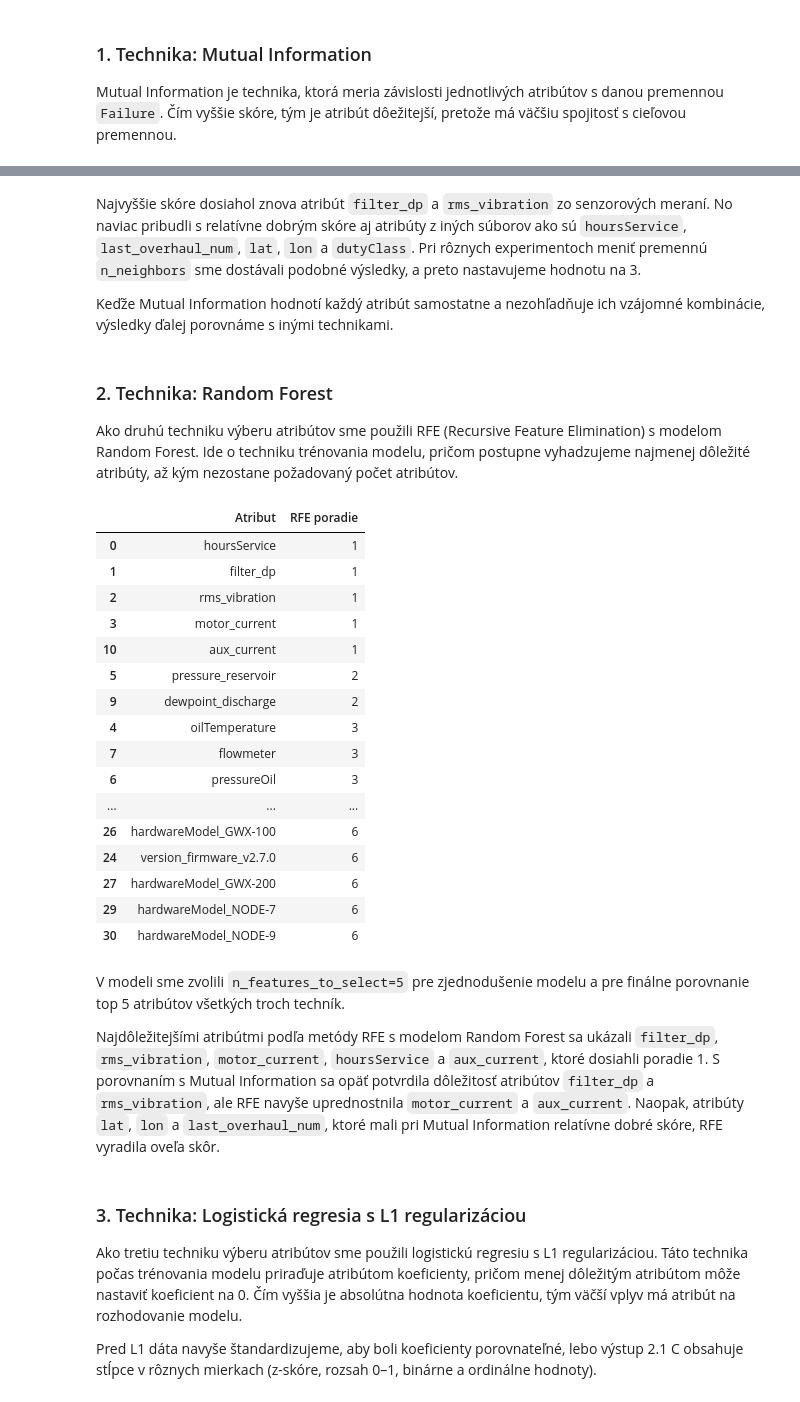
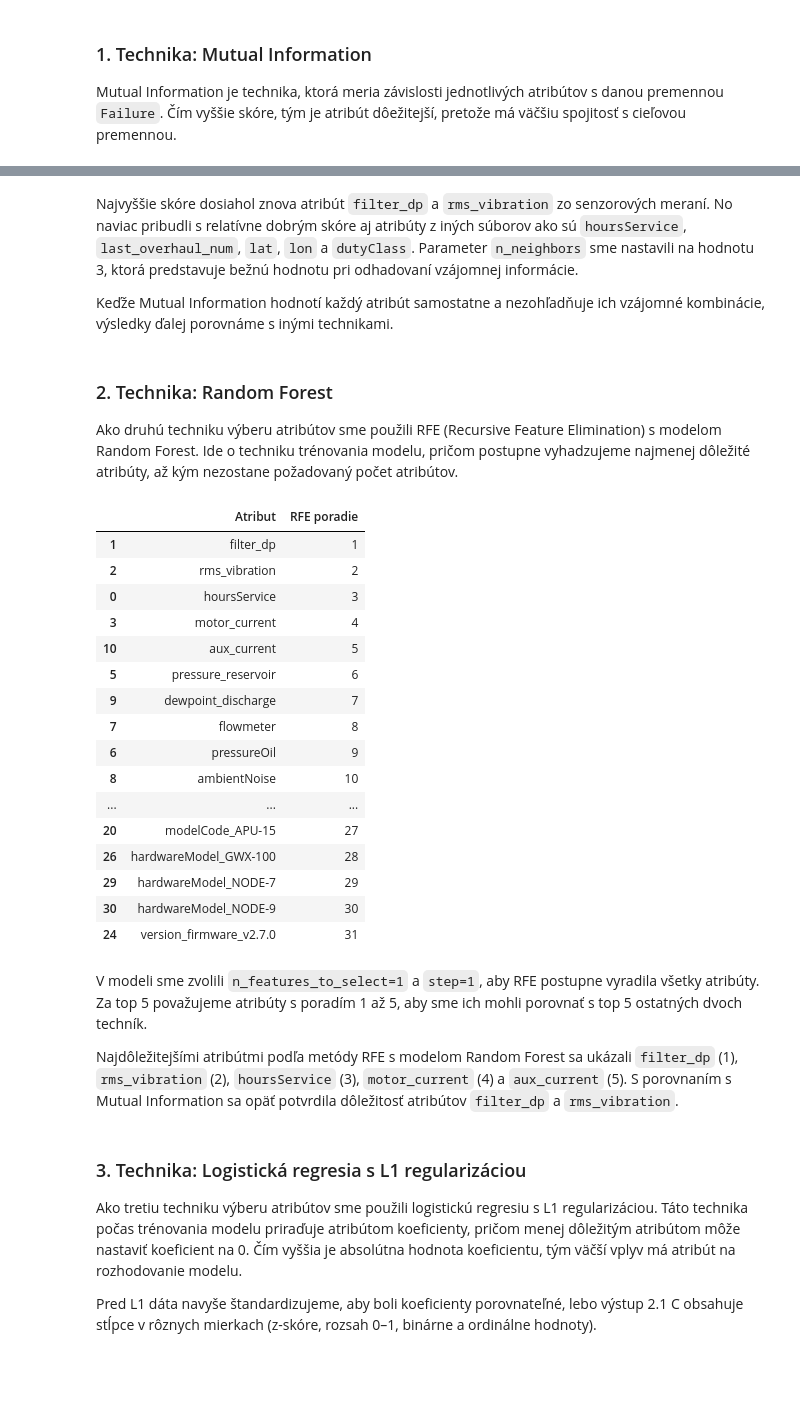
Before and after one commit to kavonada/IAU_zadanie, a Jupyter notebook: projekt.ipynb, the cells around one changed output, grey strips where cells are left out. Drawn from its saved outputs; the diff is of its cells as text; code cells hidden in the pictures; blank space fills up the shorter version.

```diff
--- a/projekt.ipynb
+++ b/projekt.ipynb
@@ -774,6 +774,7 @@ Najväčší počet outlierov sme detekovali v stĺpcoch `filter_dp` (539 alebo
 # %% [markdown]
 Pre stĺpce s viac ako 1% vychýlenými záznammi nájdeme hraničné hodnoty na 5. a 95. percentile. Následne upravíme vychýlené hodnoty do rozsahu medzi tymito hodnotami.
 # %%
+readings_for_phase2 = readings_data.copy()
 cols_to_clip = ['filter_dp', 'rms_vibration']
 
 for col in cols_to_clip:
@@ -1216,6 +1221,6 @@ def merge_tables(readings, units, gateways, verbose=True):
     return merged, unmatched
 
 
-data_merged, unmatched = merge_tables(readings_data, units_data, gateways_data)
+data_merged, unmatched = merge_tables(readings_for_phase2, units_data, gateways_data)
 data_merged
 # %% [output]
@@ -1633,6 +1726,6 @@ display(mi_results.to_frame())
 | ts_cycle_num | 0.000000e+00 |
 # %% [markdown]
-Najvyššie skóre dosiahol znova atribút `filter_dp` a `rms_vibration` zo senzorových meraní. No naviac pribudli s relatívne dobrým skóre aj atribúty z iných súborov ako sú `hoursService`, `last_overhaul_num`, `lat`, `lon` a `dutyClass`. Pri rôznych experimentoch meniť premennú `n_neighbors` sme dostávali podobné výsledky, a preto nastavujeme hodnotu na 3.
+Najvyššie skóre dosiahol znova atribút `filter_dp` a `rms_vibration` zo senzorových meraní. No naviac pribudli s relatívne dobrým skóre aj atribúty z iných súborov ako sú `hoursService`, `last_overhaul_num`, `lat`, `lon` a `dutyClass`. Parameter `n_neighbors` sme nastavili na hodnotu 3, ktorá predstavuje bežnú hodnotu pri odhadovaní vzájomnej informácie.
 
 Keďže Mutual Information hodnotí každý atribút samostatne a nezohľadňuje ich vzájomné kombinácie, výsledky ďalej porovnáme s inými technikami.
 # %% [markdown]
@@ -1642,47 +1735,47 @@ Ako druhú techniku výberu atribútov sme použili RFE (Recursive Feature Elimi
 # %%
 rf = RandomForestClassifier(
     n_estimators=100,
     class_weight="balanced",
     random_state=42,
     n_jobs=-1
 )
 
 rfe = RFE(
     estimator=rf,
-    n_features_to_select=5,
-    step=0.2
+    n_features_to_select=1,
+    step=1
 )
 
 rfe.fit(X, y)
 
 rfe_results = pd.DataFrame({
     "Atribut": X.columns,
     "RFE poradie": rfe.ranking_,
 }).sort_values("RFE poradie")
 
 display(rfe_results)
 # %% [output]
 |  | Atribut | RFE poradie |
-| 0 | hoursService | 1 |
 | 1 | filter_dp | 1 |
-| 2 | rms_vibration | 1 |
-| 3 | motor_current | 1 |
-| 10 | aux_current | 1 |
-| 5 | pressure_reservoir | 2 |
-| 9 | dewpoint_discharge | 2 |
-| 4 | oilTemperature | 3 |
-| 7 | flowmeter | 3 |
-| 6 | pressureOil | 3 |
+| 2 | rms_vibration | 2 |
+| 0 | hoursService | 3 |
+| 3 | motor_current | 4 |
+| 10 | aux_current | 5 |
+| 5 | pressure_reservoir | 6 |
+| 9 | dewpoint_discharge | 7 |
+| 7 | flowmeter | 8 |
+| 6 | pressureOil | 9 |
+| 8 | ambientNoise | 10 |
 | ... | ... | ... |
-| 26 | hardwareModel_GWX-100 | 6 |
-| 24 | version_firmware_v2.7.0 | 6 |
-| 27 | hardwareModel_GWX-200 | 6 |
-| 29 | hardwareModel_NODE-7 | 6 |
-| 30 | hardwareModel_NODE-9 | 6 |
+| 20 | modelCode_APU-15 | 27 |
+| 26 | hardwareModel_GWX-100 | 28 |
+| 29 | hardwareModel_NODE-7 | 29 |
+| 30 | hardwareModel_NODE-9 | 30 |
+| 24 | version_firmware_v2.7.0 | 31 |
 # %% [markdown]
-V modeli sme zvolili `n_features_to_select=5` pre zjednodušenie modelu a pre finálne porovnanie top 5 atribútov všetkých troch techník.
+V modeli sme zvolili `n_features_to_select=1` a `step=1`, aby RFE postupne vyradila všetky atribúty. Za top 5 považujeme atribúty s poradím 1 až 5, aby sme ich mohli porovnať s top 5 ostatných dvoch techník.
 
-Najdôležitejšími atribútmi podľa metódy RFE s modelom Random Forest sa ukázali `filter_dp`, `rms_vibration`, `motor_current`, `hoursService` a `aux_current`, ktoré dosiahli poradie 1. S porovnaním s Mutual Information sa opäť potvrdila dôležitosť atribútov `filter_dp` a `rms_vibration`, ale RFE navyše uprednostnila `motor_current` a `aux_current`. Naopak, atribúty `lat`, `lon` a `last_overhaul_num`, ktoré mali pri Mutual Information relatívne dobré skóre, RFE vyradila oveľa skôr.
+Najdôležitejšími atribútmi podľa metódy RFE s modelom Random Forest sa ukázali `filter_dp` (1), `rms_vibration` (2), `hoursService` (3), `motor_current` (4) a `aux_current` (5). S porovnaním s Mutual Information sa opäť potvrdila dôležitosť atribútov `filter_dp` a `rms_vibration`.
 # %% [markdown]
 ### 3. Technika: Logistická regresia s L1 regularizáciou
 
```
Also changed, not shown: parts of 36 cells of this notebook, 3 other files.
